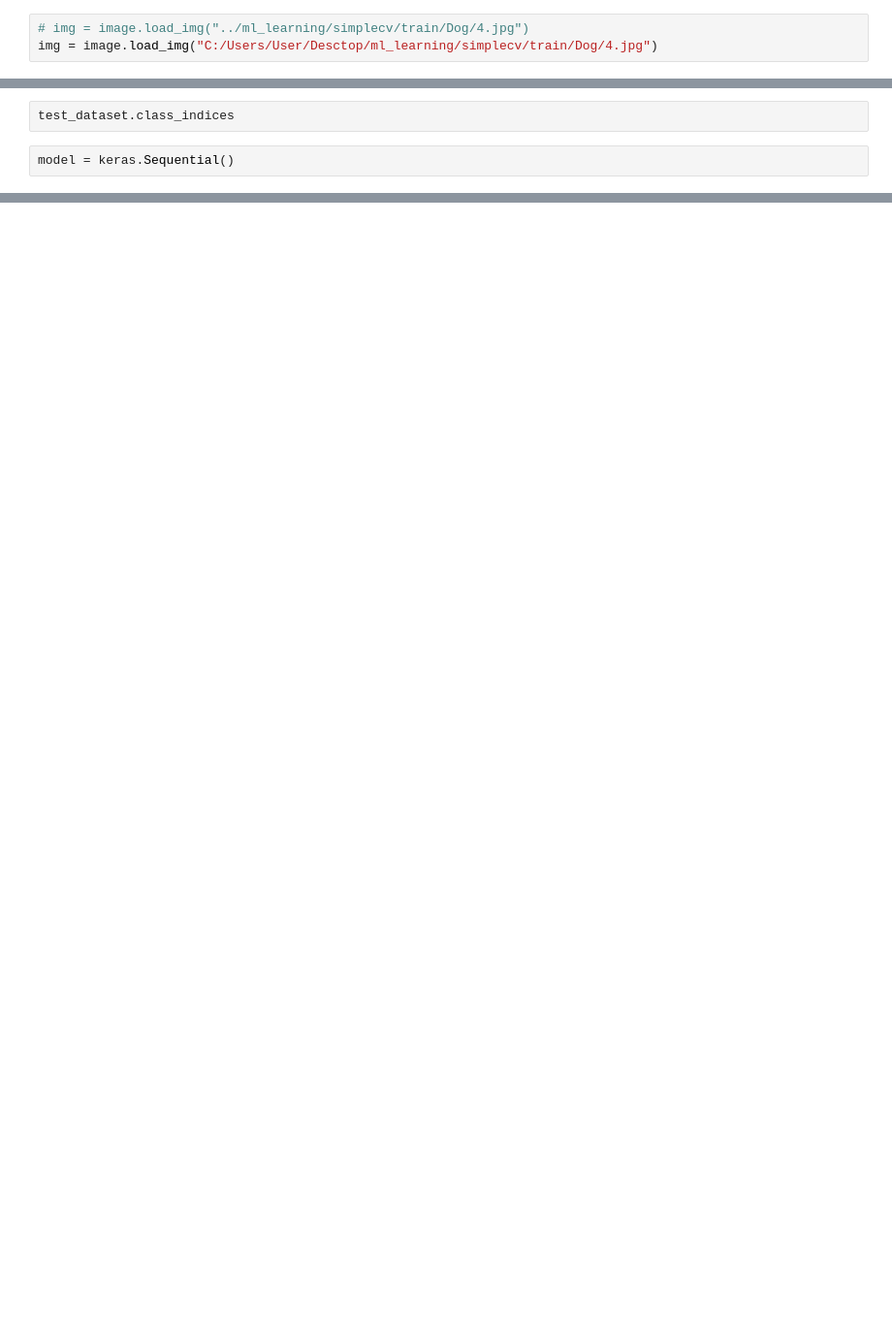
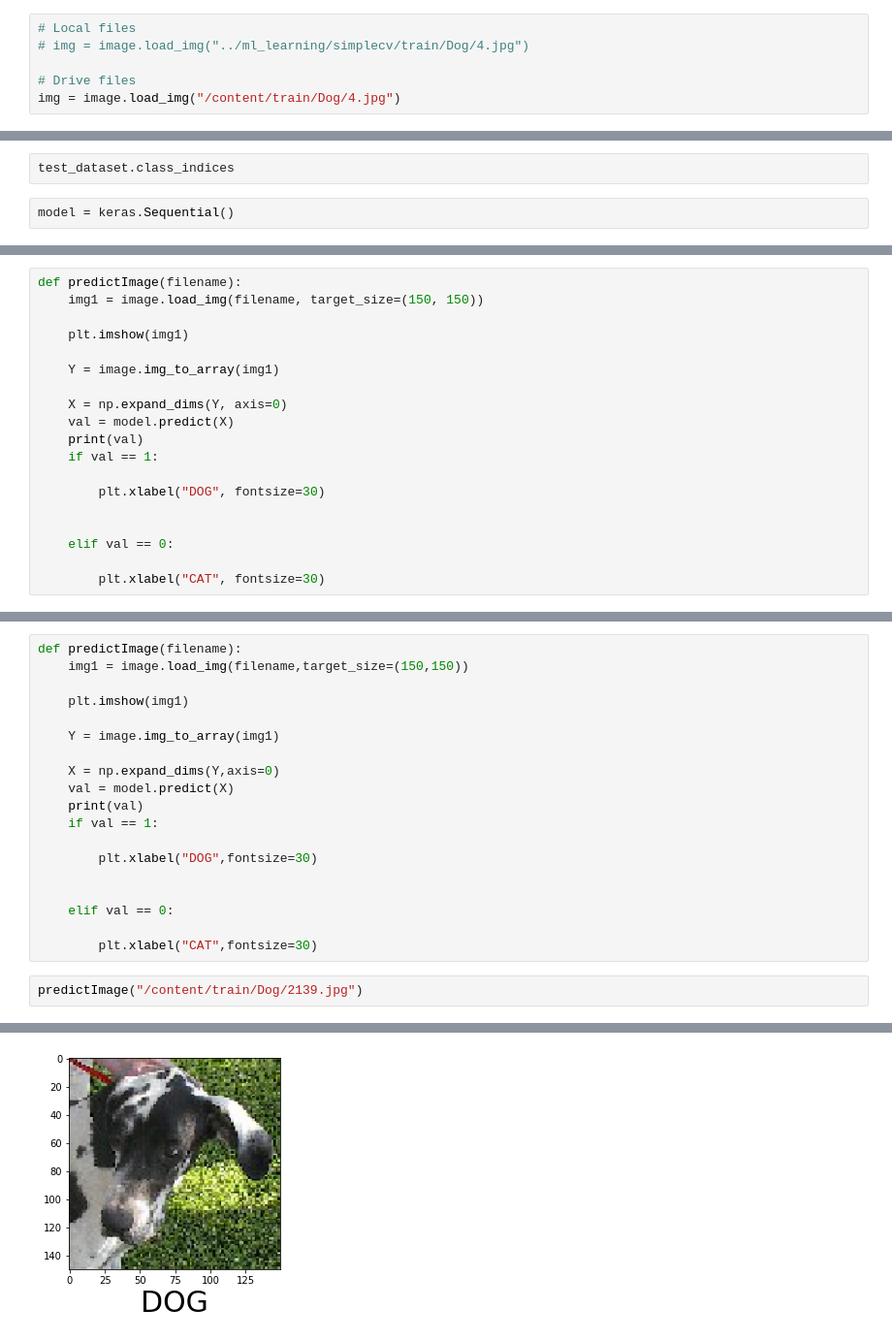
Before and after one commit to RodjonSobiani/ml_learning, a Jupyter notebook: simplecv/SimpleCV.ipynb, the cells around one changed output, grey strips where cells are left out. Shown: that part at 97% size. Drawn from its saved outputs; the diff is of its cells as text; blank space fills up the shorter version.

```diff
--- a/simplecv/SimpleCV.ipynb
+++ b/simplecv/SimpleCV.ipynb
@@ -10,7 +15,10 @@ from tensorflow.keras.preprocessing.image import ImageDataGenerator
 from tensorflow.keras.preprocessing import image
 import matplotlib.pyplot as plt
 # %%
+# Local files
 # img = image.load_img("../ml_learning/simplecv/train/Dog/4.jpg")
-img = image.load_img("C:/Users/User/Desctop/ml_learning/simplecv/train/Dog/4.jpg")
+
+# Drive files
+img = image.load_img("/content/train/Dog/4.jpg")
 # %%
 plt.imshow(img)
@@ -67,0 +95,19 @@ model.fit(
+# %%
+def predictImage(filename):
+    img1 = image.load_img(filename, target_size=(150, 150))
+
+    plt.imshow(img1)
+
+    Y = image.img_to_array(img1)
+
+    X = np.expand_dims(Y, axis=0)
+    val = model.predict(X)
+    print(val)
+    if val == 1:
+
+        plt.xlabel("DOG", fontsize=30)
+
+
+    elif val == 0:
+
+        plt.xlabel("CAT", fontsize=30)
@@ -67,0 +142,22 @@ model.fit(
+# %%
+def predictImage(filename):
+    img1 = image.load_img(filename,target_size=(150,150))
+
+    plt.imshow(img1)
+
+    Y = image.img_to_array(img1)
+
+    X = np.expand_dims(Y,axis=0)
+    val = model.predict(X)
+    print(val)
+    if val == 1:
+
+        plt.xlabel("DOG",fontsize=30)
+
+
+    elif val == 0:
+
+        plt.xlabel("CAT",fontsize=30)
+# %%
+predictImage("/content/train/Dog/2139.jpg")
+# %% [output]
@@ -67,0 +165 @@ model.fit(
+[figure, added]
```
Also changed, not shown: parts of 18 cells of this notebook, 2 other files.
